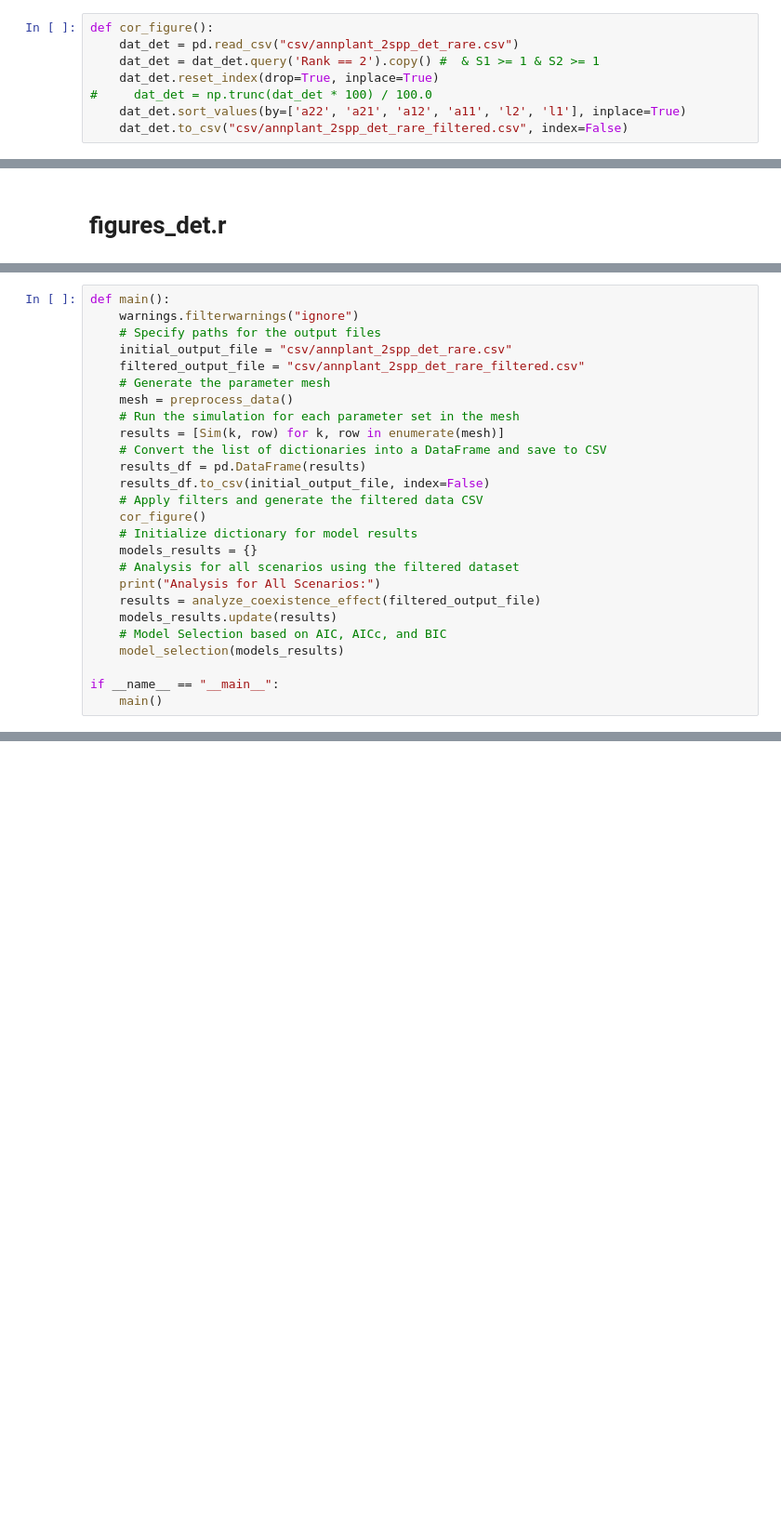
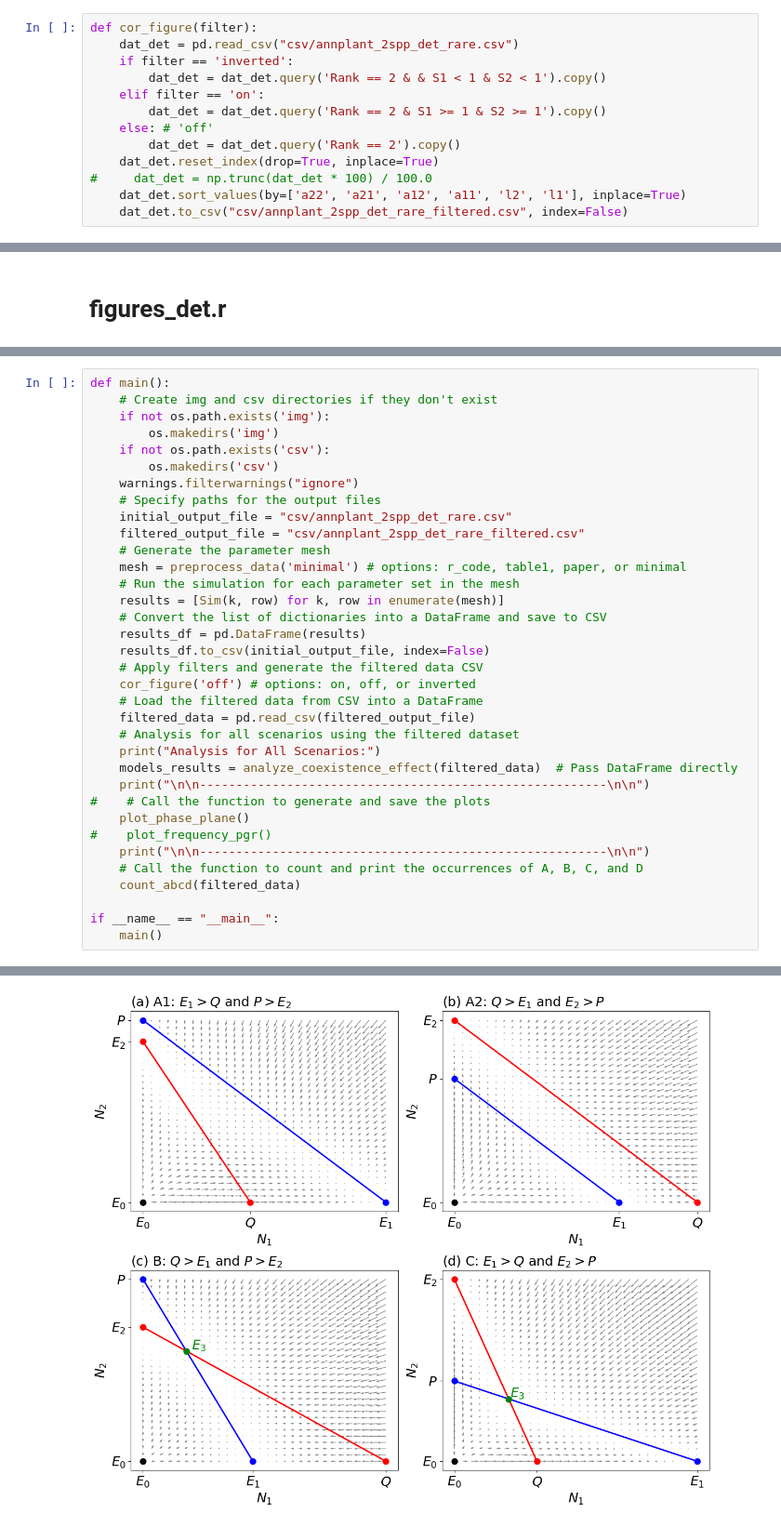
Before and after one commit to Tungdil01/Annual_Plant_Model, a Jupyter notebook: main.ipynb, the cells around one changed output, grey strips where cells are left out. Shown at 93% size. Drawn from its saved outputs; the diff is of its cells as text; blank space fills up the shorter version.

```diff
--- a/main.ipynb
+++ b/main.ipynb
@@ -102,9 +125,14 @@ def postprocess_results(results, outfile):
 # %% [markdown]
 # cor_figure.r
 # %%
-def cor_figure():
+def cor_figure(filter):
     dat_det = pd.read_csv("csv/annplant_2spp_det_rare.csv")
-    dat_det = dat_det.query('Rank == 2').copy() #  & S1 >= 1 & S2 >= 1
+    if filter == 'inverted':
+        dat_det = dat_det.query('Rank == 2 & & S1 < 1 & S2 < 1').copy()
+    elif filter == 'on':
+        dat_det = dat_det.query('Rank == 2 & S1 >= 1 & S2 >= 1').copy()
+    else: # 'off'
+        dat_det = dat_det.query('Rank == 2').copy()
     dat_det.reset_index(drop=True, inplace=True)
 #     dat_det = np.trunc(dat_det * 100) / 100.0
     dat_det.sort_values(by=['a22', 'a21', 'a12', 'a11', 'l2', 'l1'], inplace=True)
@@ -244,26 +401,35 @@ def model_selection(models_results):
 # %%
 def main():
+    # Create img and csv directories if they don't exist
+    if not os.path.exists('img'):
+        os.makedirs('img')
+    if not os.path.exists('csv'):
+        os.makedirs('csv')
     warnings.filterwarnings("ignore")
     # Specify paths for the output files
     initial_output_file = "csv/annplant_2spp_det_rare.csv"
     filtered_output_file = "csv/annplant_2spp_det_rare_filtered.csv"
     # Generate the parameter mesh
-    mesh = preprocess_data()
+    mesh = preprocess_data('minimal') # options: r_code, table1, paper, or minimal
     # Run the simulation for each parameter set in the mesh
     results = [Sim(k, row) for k, row in enumerate(mesh)]
     # Convert the list of dictionaries into a DataFrame and save to CSV
     results_df = pd.DataFrame(results)
     results_df.to_csv(initial_output_file, index=False)
     # Apply filters and generate the filtered data CSV
-    cor_figure()
-    # Initialize dictionary for model results
-    models_results = {}
+    cor_figure('off') # options: on, off, or inverted
+    # Load the filtered data from CSV into a DataFrame
+    filtered_data = pd.read_csv(filtered_output_file)
     # Analysis for all scenarios using the filtered dataset
     print("Analysis for All Scenarios:")
-    results = analyze_coexistence_effect(filtered_output_file)
-    models_results.update(results)
-    # Model Selection based on AIC, AICc, and BIC
-    model_selection(models_results)
+    models_results = analyze_coexistence_effect(filtered_data)  # Pass DataFrame directly
+    print("\n\n--------------------------------------------------------\n\n")
+#    # Call the function to generate and save the plots
+    plot_phase_plane()
+#    plot_frequency_pgr()
+    print("\n\n--------------------------------------------------------\n\n")
+    # Call the function to count and print the occurrences of A, B, C, and D
+    count_abcd(filtered_data)
 
 if __name__ == "__main__":
     main()
@@ -287,0 +454 @@ Overall best model based on BIC: NonPCA_SoS (BIC: -598889.7980285088)
+[figure, added]
```
Also changed, not shown: parts of 13 cells of this notebook, 19 other files.
